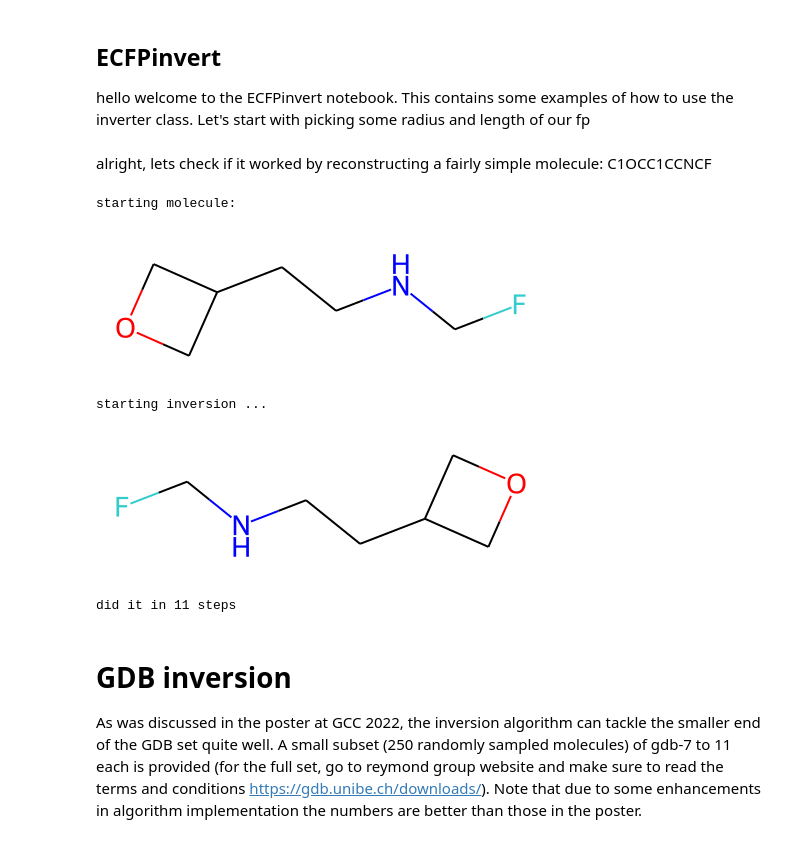
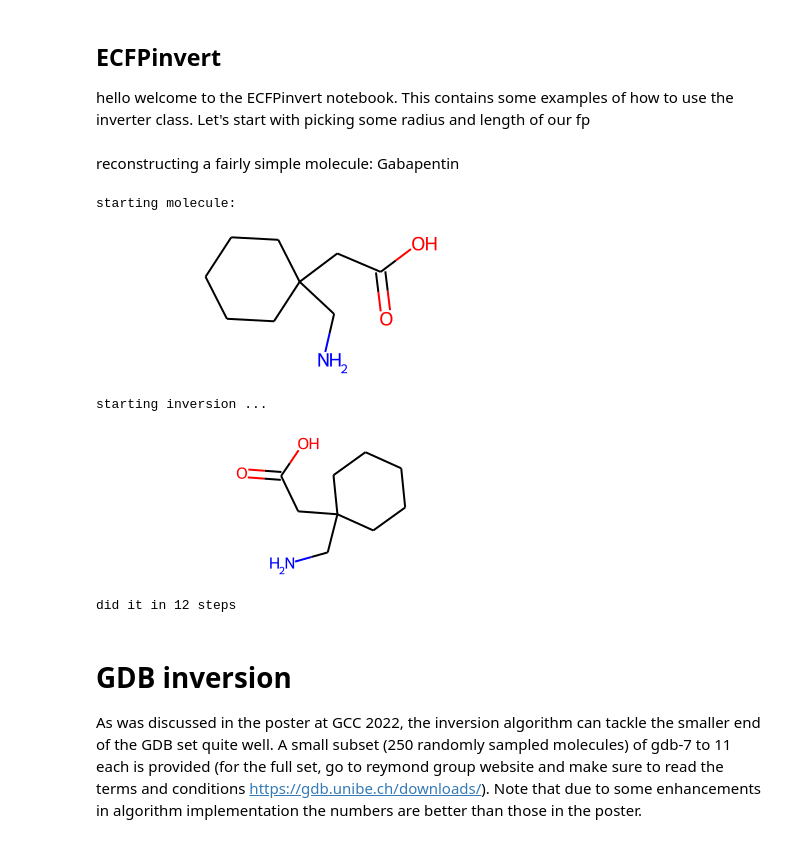
Before and after one commit to dehaenw/ECFPinvert, a Jupyter notebook: test_invert.ipynb, the cells around one changed output. Saved outputs shown, nothing was run; the diff lists cells and outputs as text; code cells hidden in the pictures.

Commit message:
edited example molecule in notebook

```diff
--- a/test_invert.ipynb
+++ b/test_invert.ipynb
@@ -8,24 +8,23 @@ from rdkit import Chem
 RADIUS = 3
 NBITS = 2048
 inv = inverter.Inverter(nbits=NBITS,radius=RADIUS,atoms_dict=inverter.ATOMSDICT)
-# %% [markdown]
-alright, lets check if it worked by reconstructing a fairly simple molecule: C1OCC1CCNCF
+# %% [markdown]
+reconstructing a fairly simple molecule: Gabapentin
 # %%
-#mol = Chem.MolFromSmiles("CCN(CC)C(=O)C1CN(C2Cc3c[nH]c4c3c(ccc4)C2=C1)C")
-mol = Chem.MolFromSmiles("C1OCC1CCNCF")
+mol = Chem.MolFromSmiles("O=C(O)CC1(CN)CCCCC1")
 print("starting molecule:")
 display(mol)
 ifp = inv.getECFP(mol)
 print("starting inversion ...")
 winner,steps = inv.invert(ifp,verbose=False,max_steps=5000,max_atoms=30,reduction_tolerance=10,max_dummies=6)
 display(winner)
 print("did it in {} steps".format(steps))
 # %% [output]
 starting molecule:
-[figure, old version]
+[figure, new version]
 starting inversion ...
-[figure, old version]
+[figure, new version]
-did it in 11 steps
+did it in 12 steps
 # %% [markdown]
 # GDB inversion
 As was discussed in the poster at GCC 2022, the inversion algorithm can tackle the smaller end of the GDB set quite well. A small subset (250 randomly sampled molecules) of gdb-7 to 11 each is provided (for the full set, go to reymond group website and make sure to read the terms and conditions https://gdb.unibe.ch/downloads/). Note that due to some enhancements in algorithm implementation the numbers are better than those in the poster.
```
Also changed, not shown: parts of 1 cell of this notebook.
